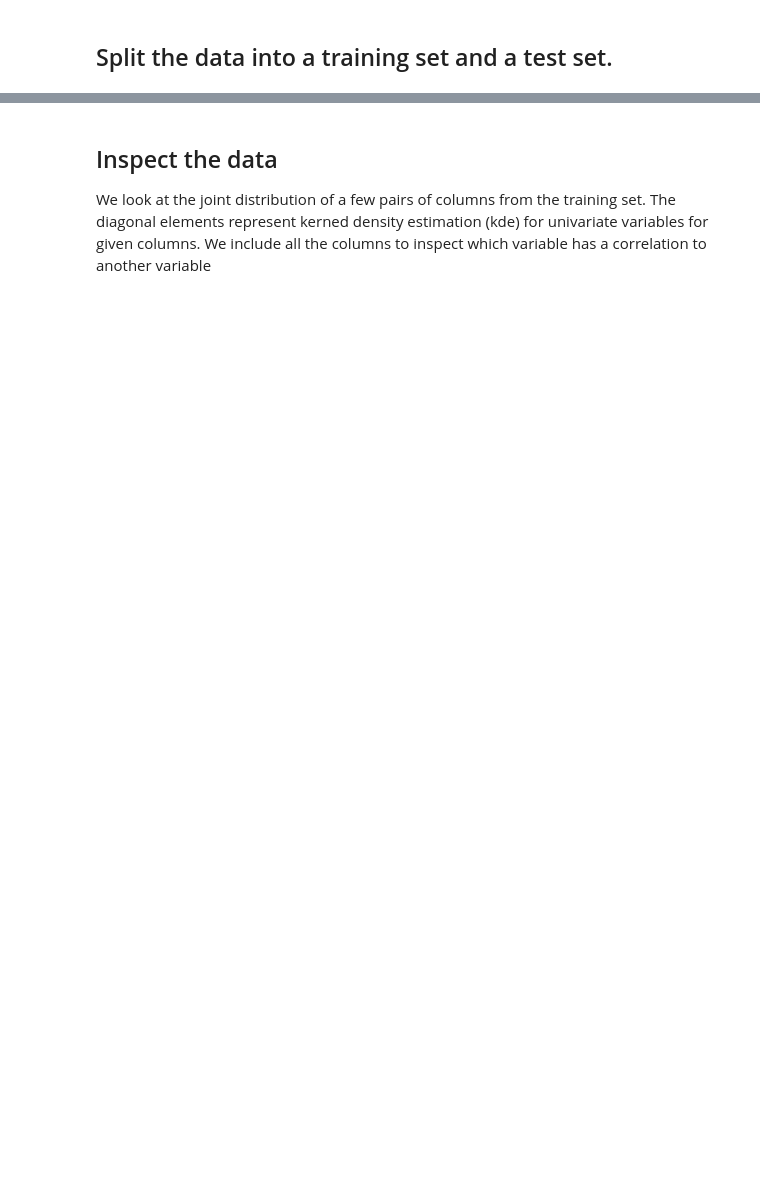
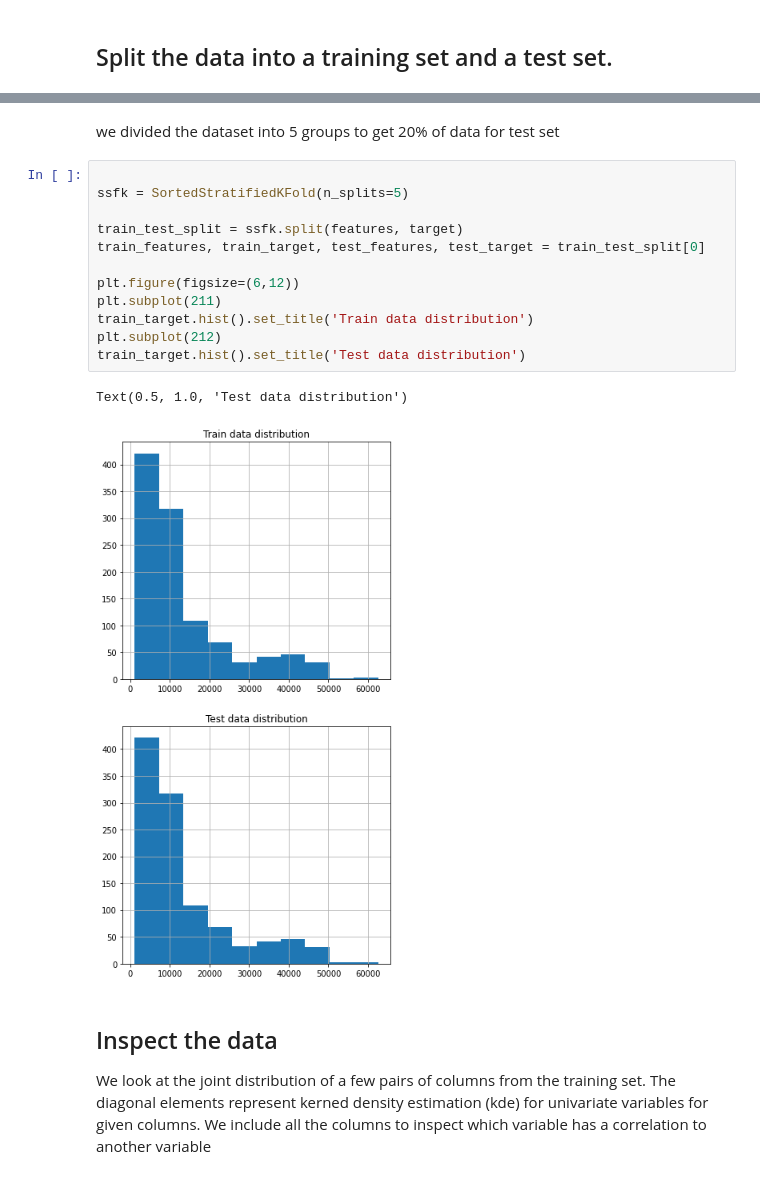
Before and after one commit to LugoBlogger/MLCC-Assignment-05, a Jupyter notebook: medical_cost_forecast.ipynb, the cells around one changed output, grey strips where cells are left out. Saved outputs shown, nothing was run; the diff lists cells and outputs as text; blank space fills up the shorter version.

```diff
--- a/medical_cost_forecast.ipynb
+++ b/medical_cost_forecast.ipynb
@@ -131,3 +175,20 @@ N_train/N_dataset: 0.7997010463378177
+# %% [markdown]
+we divided the dataset into 5 groups to get 20% of data for test set
+# %%
+
+ssfk = SortedStratifiedKFold(n_splits=5)
+
+train_test_split = ssfk.split(features, target)
+train_features, train_target, test_features, test_target = train_test_split[0]
+
+plt.figure(figsize=(6,12))
+plt.subplot(211)
+train_target.hist().set_title('Train data distribution')
+plt.subplot(212)
+train_target.hist().set_title('Test data distribution')
+# %% [output]
+Text(0.5, 1.0, 'Test data distribution')
+[figure, added]
 # %% [markdown]
 ## Inspect the data
 
```
Also changed, not shown: parts of 33 cells of this notebook.
